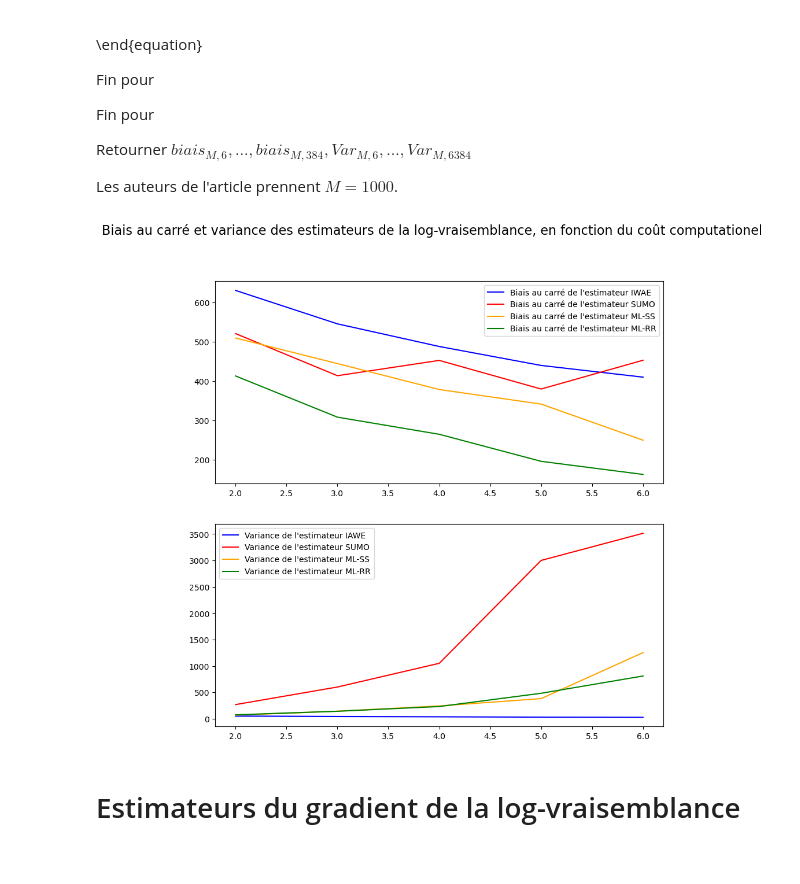
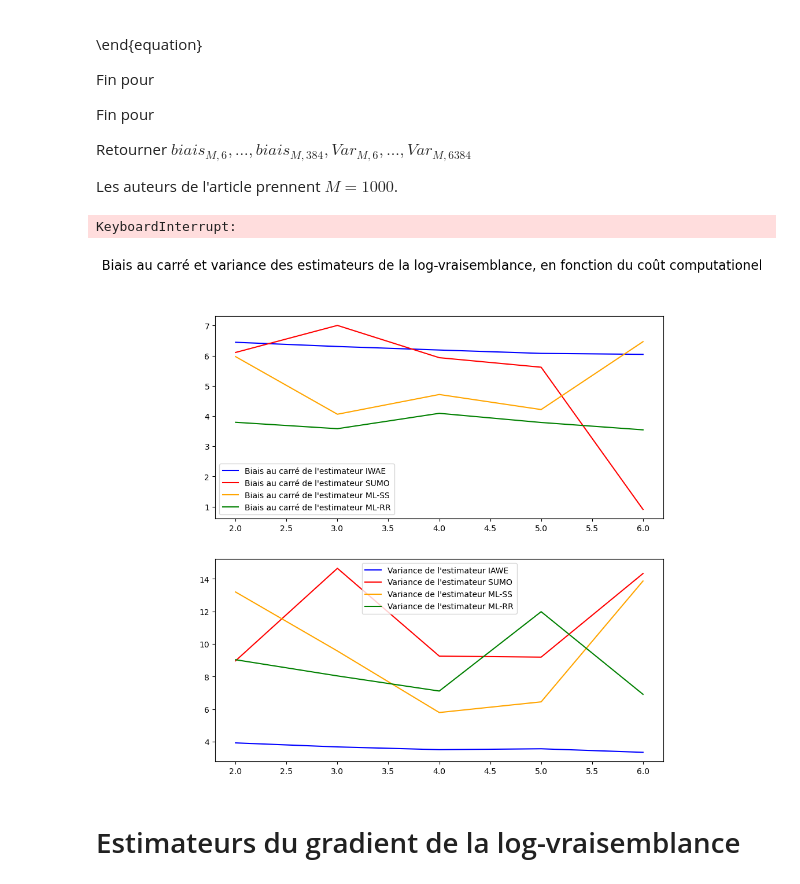
Before and after one commit to yanisrem/Simulation_and_Monte_Carlo_methods_project, a Jupyter notebook: main.ipynb, the cells around one changed output. Saved outputs shown, nothing was run; the diff lists cells and outputs as text; code cells hidden in the pictures.

```diff
--- a/main.ipynb
+++ b/main.ipynb
@@ -76,7 +100,7 @@ Retourner $biais_{M,6}, ..., biais_{M,384}, Var_{M,6}, ..., Var_{M,6384}$
 
 Les auteurs de l'article prennent $M=1000$.
 # %%
-def procedure_MC_logvraisemblance(M, x, theta, A, b, K_max=384):
+def procedure_MC_logvraisemblance(M, x, theta, A, b, L):
 
     biais_IWAE_M={}
     biais_SUMO_M={}
@@ -88,8 +112,8 @@ def procedure_MC_logvraisemblance(M, x, theta, A, b, K_max=384):
     var_SS_M={}
     var_RR_M={}
 
-    l=2
-    while l<=K_max:
+    l=1
+    while l<=L:
         m=1
         estimations_IWAE_M_l=np.array([])
         estimations_SUMO_M_l=np.array([])
@@ -98,10 +122,10 @@ def procedure_MC_logvraisemblance(M, x, theta, A, b, K_max=384):
 
 
         while m<=M:
-            log_vraisemblance_estim_IWAE=importance_sampling_logvraisemblance(k=l, theta=theta, A=A, b=b, x=x)
-            log_vraisemblance_estim_SUMO=estimateur_SUMO_logvraisemblance(theta=theta, A=A, b=b, x=x, r=0.6, k_max=l)
-            log_vraisemblance_estim_SS=estimateur_ML_SS_logvraisemblance(theta=theta, A=A, b=b, x=x, r=0.6, k_max=l)
-            log_vraisemblance_estim_RR=estimateur_ML_RR_logvraisemblance(theta=theta, A=A, b=b, x=x, r=0.6, k_max=l)
+            log_vraisemblance_estim_IWAE=importance_sampling_logvraisemblance(k=l*64, theta=theta, A=A, b=b, x=x)
+            log_vraisemblance_estim_SUMO=estimateur_SUMO_logvraisemblance(theta=theta, A=A, b=b, x=x, r=0.6, l=l*38)
+            log_vraisemblance_estim_SS=estimateur_ML_SS_logvraisemblance(theta=theta, A=A, b=b, x=x, r=0.6, l=l)
+            log_vraisemblance_estim_RR=estimateur_ML_RR_logvraisemblance(theta=theta, A=A, b=b, x=x, r=0.6, l=l)
 
 
             estimations_IWAE_M_l= np.append(estimations_IWAE_M_l, log_vraisemblance_estim_IWAE)
@@ -136,55 +160,57 @@ def procedure_MC_logvraisemblance(M, x, theta, A, b, K_max=384):
 # %%
 np.random.seed(123)
 
-biais_IWAE_M, biais_SUMO_M, biais_SS_M, biais_RR_M, var_IWAE_M, var_SUMO_M, var_SS_M, var_RR_M = procedure_MC_logvraisemblance(M=1000,
-                                                                                                                               K_max=6,
+biais_IWAE_M, biais_SUMO_M, biais_SS_M, biais_RR_M, var_IWAE_M, var_SUMO_M, var_SS_M, var_RR_M = procedure_MC_logvraisemblance(M=200,
+                                                                                                                               L=6,
                                                                                                                                x=x,
                                                                                                                                theta=theta,
                                                                                                                                A=A,
                                                                                                                                b=b)
+# %% [output]
+KeyboardInterrupt:
 # %%
 sorted_biais_IWAE_M = sorted(biais_IWAE_M.items())
 sorted_biais_SUMO_M = sorted(biais_SUMO_M.items())
 sorted_biais_SS_M = sorted(biais_SS_M.items())
 sorted_biais_RR_M = sorted(biais_RR_M.items())
 
 sorted_var_IWAE_M = sorted(var_IWAE_M.items())
 sorted_var_SUMO_M = sorted(var_SUMO_M.items())
 sorted_var_SS_M = sorted(var_SS_M.items())
 sorted_var_RR_M = sorted(var_RR_M.items())
 
 l, biais_IAWE = zip(*sorted_biais_IWAE_M)
 l, biais_SUMO = zip(*sorted_biais_SUMO_M)
 l, biais_SS = zip(*sorted_biais_SS_M)
 l, biais_RR = zip(*sorted_biais_RR_M)
 
-l, var_IAWE = zip(*sorted_var_IWAE_M)
 l, var_SUMO = zip(*sorted_var_SUMO_M)
 l, var_SS = zip(*sorted_var_SS_M)
 l, var_RR = zip(*sorted_var_RR_M)
+l, var_IAWE = zip(*sorted_var_IWAE_M)
 
 fig, axs = plt.subplots(2,1, figsize=(10, 10))
 
-axs[0].plot(l, np.square(biais_IAWE), 'b', label="Biais au carré de l'estimateur IWAE", color="blue")
-axs[0].plot(l, np.square(biais_SUMO), 'b', label="Biais au carré de l'estimateur SUMO", color="red")
-axs[0].plot(l, np.square(biais_SS), 'b', label="Biais au carré de l'estimateur ML-SS", color="orange")
-axs[0].plot(l, np.square(biais_RR), 'b', label="Biais au carré de l'estimateur ML-RR", color="green")
+axs[0].plot(l, np.log(np.square(biais_IAWE)), 'b', label="Biais au carré de l'estimateur IWAE", color="blue")
+axs[0].plot(l, np.log(np.square(biais_SUMO)), 'b', label="Biais au carré de l'estimateur SUMO", color="red")
+axs[0].plot(l, np.log(np.square(biais_SS)), 'b', label="Biais au carré de l'estimateur ML-SS", color="orange")
+axs[0].plot(l, np.log(np.square(biais_RR)), 'b', label="Biais au carré de l'estimateur ML-RR", color="green")
 
 axs[0].legend()
 
 fig.suptitle('Biais au carré et variance des estimateurs de la log-vraisemblance, en fonction du coût computationel', fontsize=16)
 
-axs[1].plot(l, var_IAWE, 'b', label="Variance de l'estimateur IAWE", color="blue")
-axs[1].plot(l, var_SUMO, 'b', label="Variance de l'estimateur SUMO", color="red")
-axs[1].plot(l, var_SS, 'b', label="Variance de l'estimateur ML-SS", color="orange")
-axs[1].plot(l, var_RR, 'b', label="Variance de l'estimateur ML-RR", color="green")
+axs[1].plot(l, np.log(var_IAWE), 'b', label="Variance de l'estimateur IAWE", color="blue")
+axs[1].plot(l, np.log(var_SUMO), 'b', label="Variance de l'estimateur SUMO", color="red")
+axs[1].plot(l, np.log(var_SS), 'b', label="Variance de l'estimateur ML-SS", color="orange")
+axs[1].plot(l, np.log(var_RR), 'b', label="Variance de l'estimateur ML-RR", color="green")
 
 
 axs[1].legend()
 
 plt.show()
 # %% [output]
-[figure, old version]
+[figure, new version]
 # %% [markdown]
 # Estimateurs du gradient de la log-vraisemblance
 # %% [markdown]
```
Also changed, not shown: parts of 12 cells of this notebook, 1 other file.
